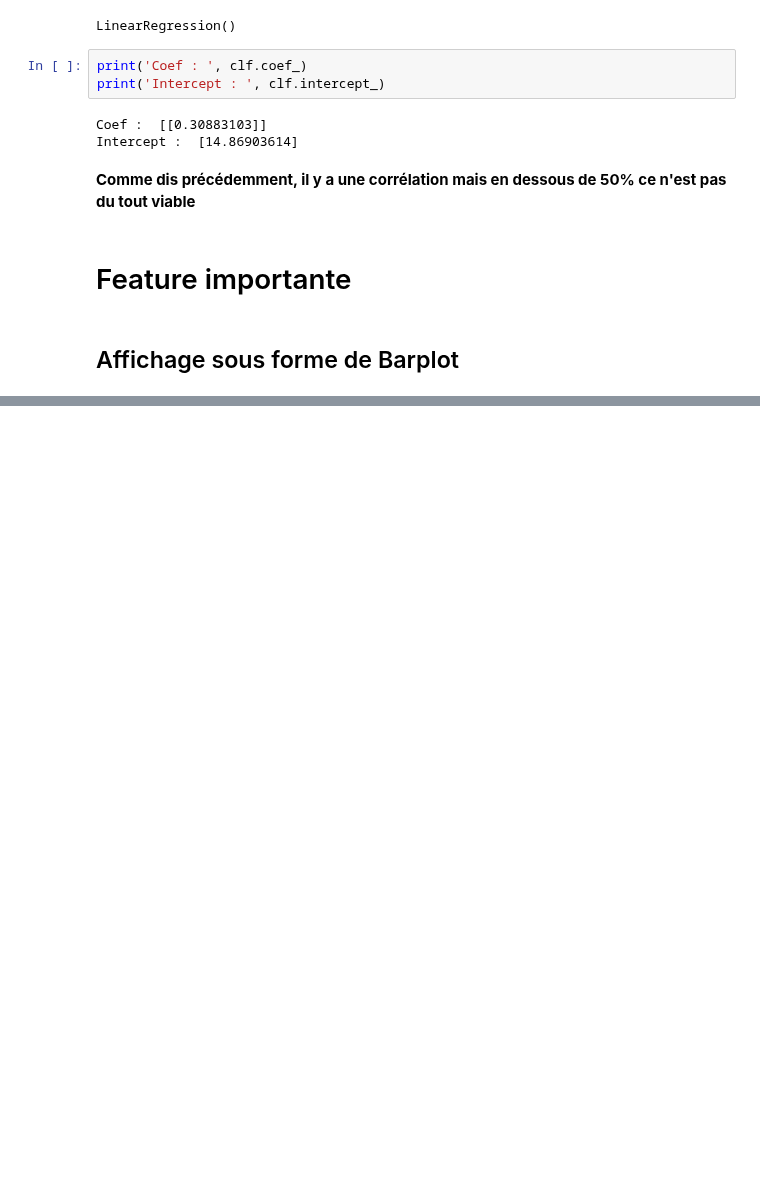
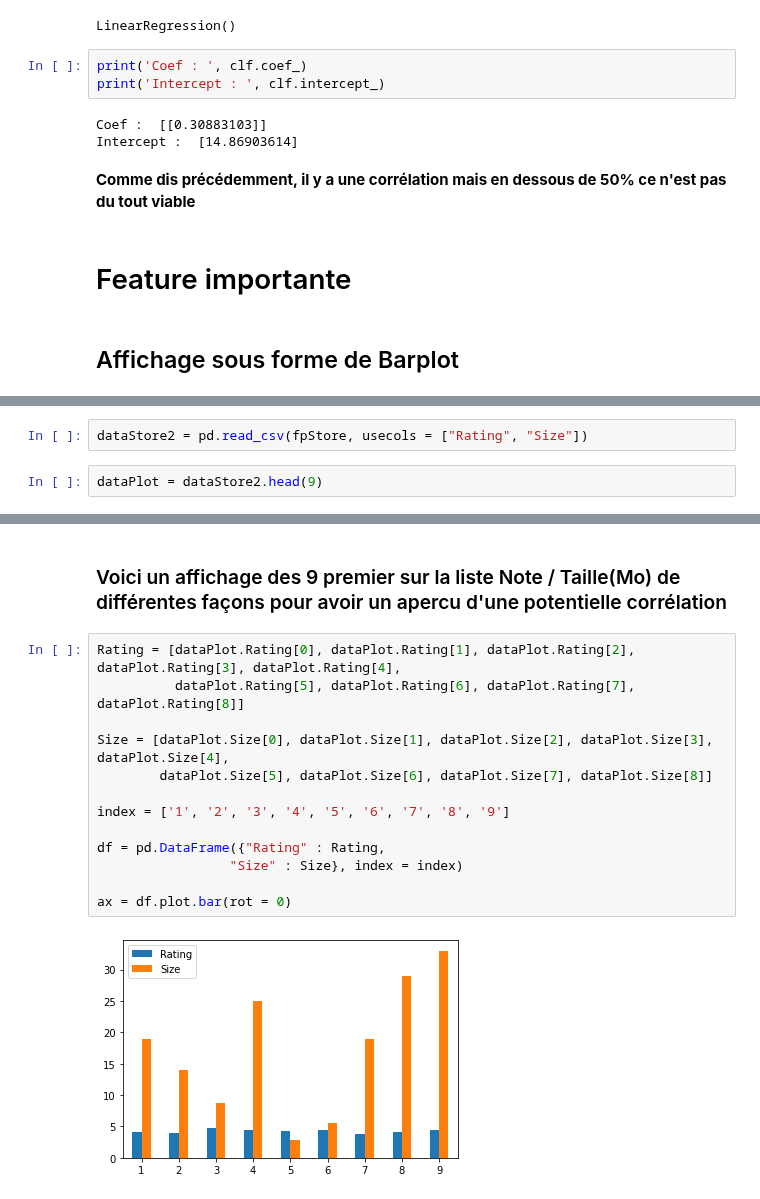
Before and after one commit to Hy-gon/Python_Hitema, a Jupyter notebook: MachineLearning/MiniProject/MiniProjet.ipynb, the cells around one changed output, grey strips where cells are left out. Drawn from its saved outputs; the diff is of its cells as text; blank space fills up the shorter version.

Commit message:
:up: Added BarPlot

```diff
--- a/MachineLearning/MiniProject/MiniProjet.ipynb
+++ b/MachineLearning/MiniProject/MiniProjet.ipynb
@@ -378,0 +383,4 @@ Intercept :  [14.86903614]
+# %%
+dataStore2 = pd.read_csv(fpStore, usecols = ["Rating", "Size"])
+# %%
+dataPlot = dataStore2.head(9)
@@ -378,0 +400,17 @@ Intercept :  [14.86903614]
+# %% [markdown]
+### Voici un affichage des 9 premier sur la liste Note / Taille(Mo) de différentes façons pour avoir un apercu d'une potentielle corrélation
+# %%
+Rating = [dataPlot.Rating[0], dataPlot.Rating[1], dataPlot.Rating[2], dataPlot.Rating[3], dataPlot.Rating[4],
+          dataPlot.Rating[5], dataPlot.Rating[6], dataPlot.Rating[7], dataPlot.Rating[8]]
+
+Size = [dataPlot.Size[0], dataPlot.Size[1], dataPlot.Size[2], dataPlot.Size[3], dataPlot.Size[4],
+        dataPlot.Size[5], dataPlot.Size[6], dataPlot.Size[7], dataPlot.Size[8]]
+
+index = ['1', '2', '3', '4', '5', '6', '7', '8', '9']
+
+df = pd.DataFrame({"Rating" : Rating,
+                 "Size" : Size}, index = index)
+
+ax = df.plot.bar(rot = 0)
+# %% [output]
+[figure, added]
```
Also changed, not shown: parts of 5 cells of this notebook.
